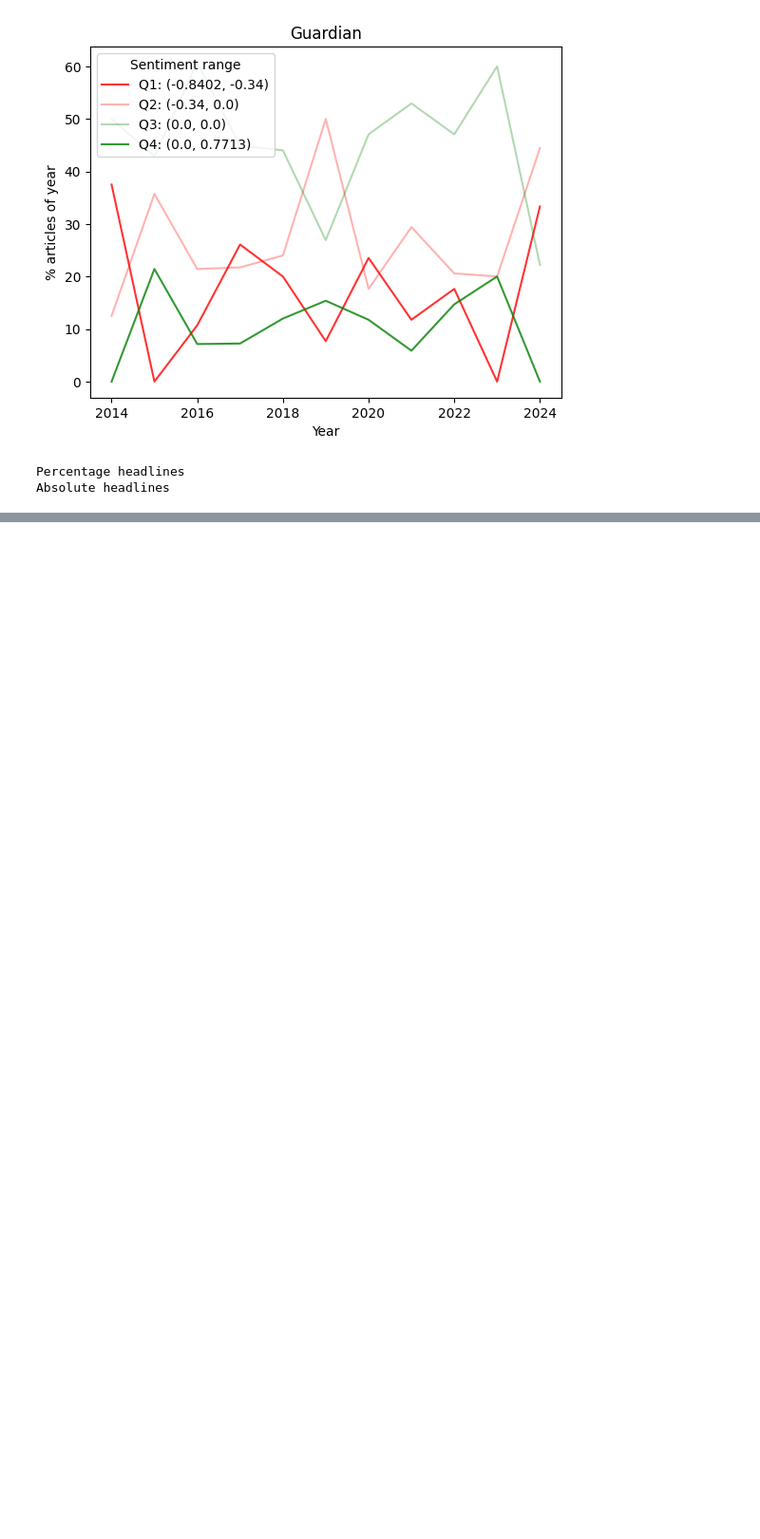
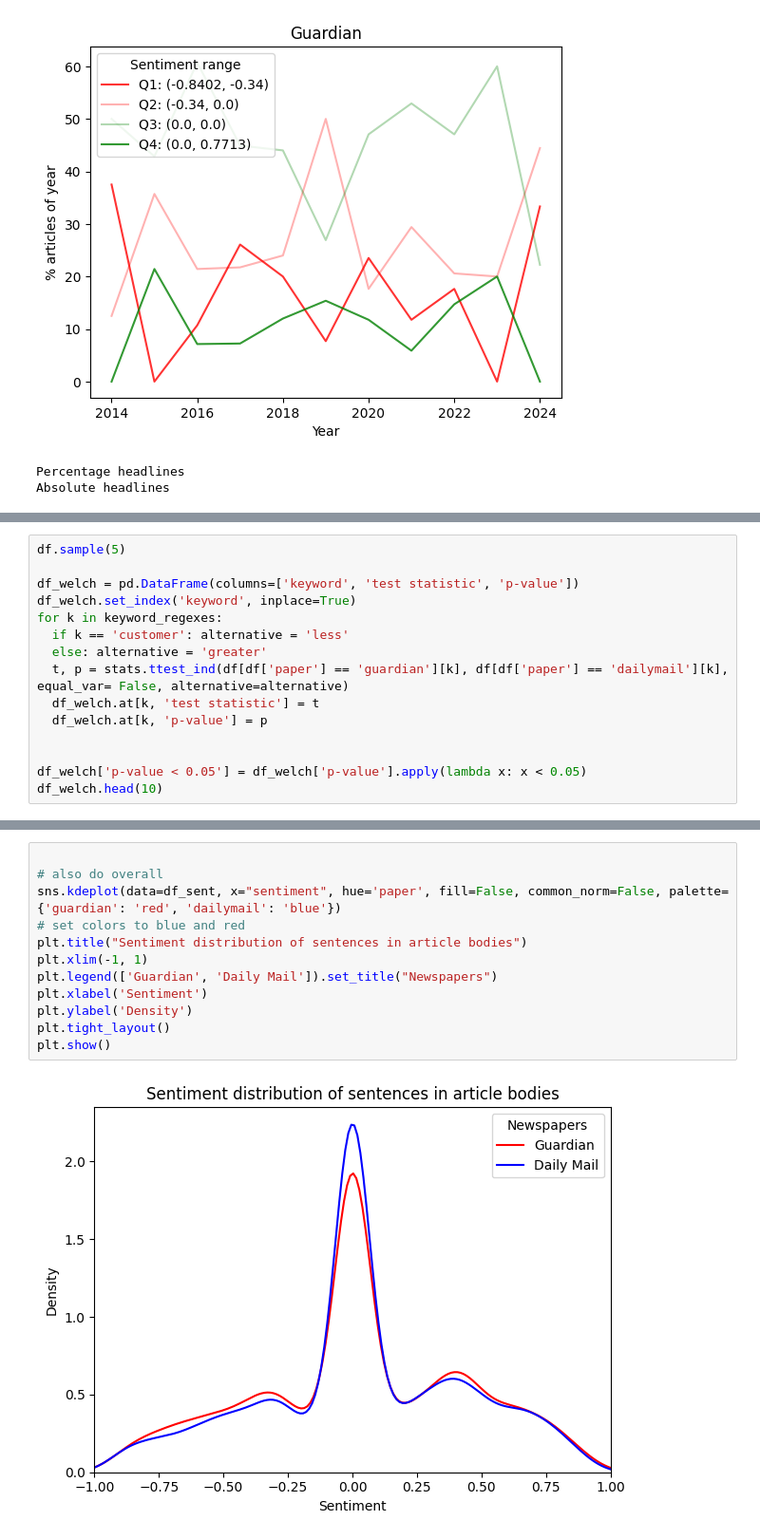
Before and after one commit to dmh21za/compmeth, a Jupyter notebook: analysis.ipynb, the cells around one changed output, grey strips where cells are left out. Shown at 95% size. Drawn from its saved outputs; the diff is of its cells as text; blank space fills up the shorter version.

```diff
--- a/analysis.ipynb
+++ b/analysis.ipynb
@@ -1028,0 +868,15 @@ print("Expected frequencies:\n", expected)
+# %%
+df.sample(5)
+
+df_welch = pd.DataFrame(columns=['keyword', 'test statistic', 'p-value'])
+df_welch.set_index('keyword', inplace=True)
+for k in keyword_regexes:
+  if k == 'customer': alternative = 'less'
+  else: alternative = 'greater'
+  t, p = stats.ttest_ind(df[df['paper'] == 'guardian'][k], df[df['paper'] == 'dailymail'][k], equal_var= False, alternative=alternative)
+  df_welch.at[k, 'test statistic'] = t
+  df_welch.at[k, 'p-value'] = p
+
+
+df_welch['p-value < 0.05'] = df_welch['p-value'].apply(lambda x: x < 0.05)
+df_welch.head(10)
@@ -1028,0 +967,14 @@ print("Expected frequencies:\n", expected)
+# %%
+
+# also do overall
+sns.kdeplot(data=df_sent, x="sentiment", hue='paper', fill=False, common_norm=False, palette={'guardian': 'red', 'dailymail': 'blue'})
+# set colors to blue and red
+plt.title("Sentiment distribution of sentences in article bodies")
+plt.xlim(-1, 1)
+plt.legend(['Guardian', 'Daily Mail']).set_title("Newspapers")
+plt.xlabel('Sentiment')
+plt.ylabel('Density')
+plt.tight_layout()
+plt.show()
+# %% [output]
+[figure, added]
```
Also changed, not shown: parts of 19 cells of this notebook.
